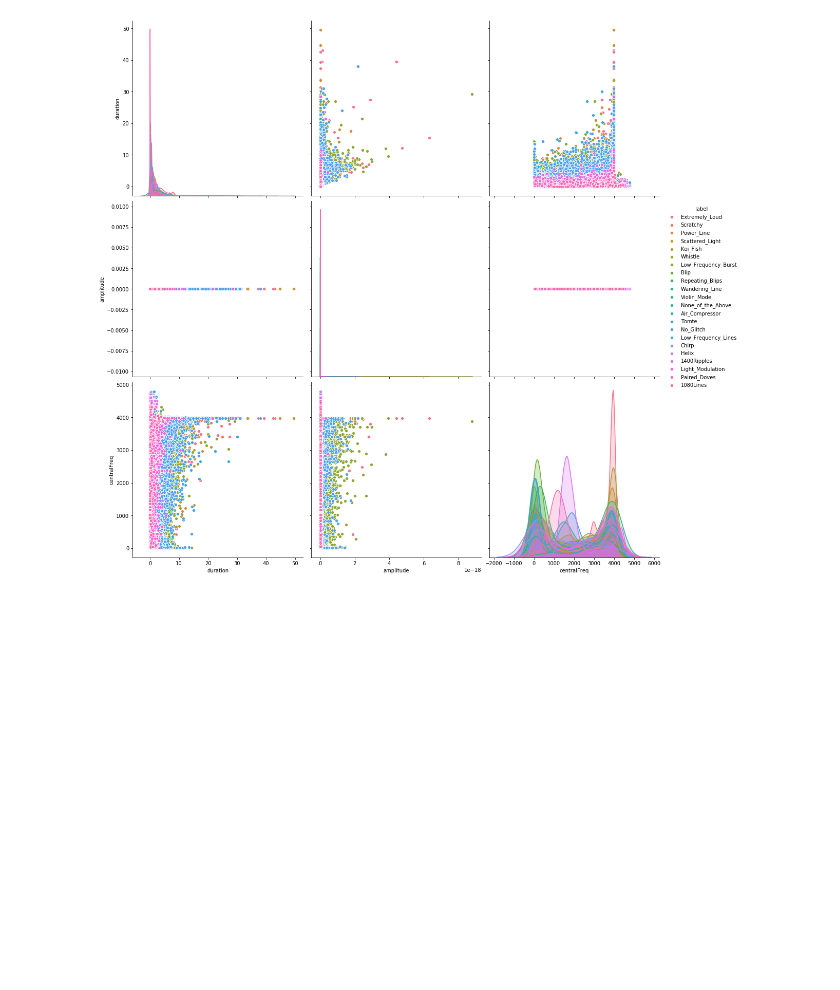
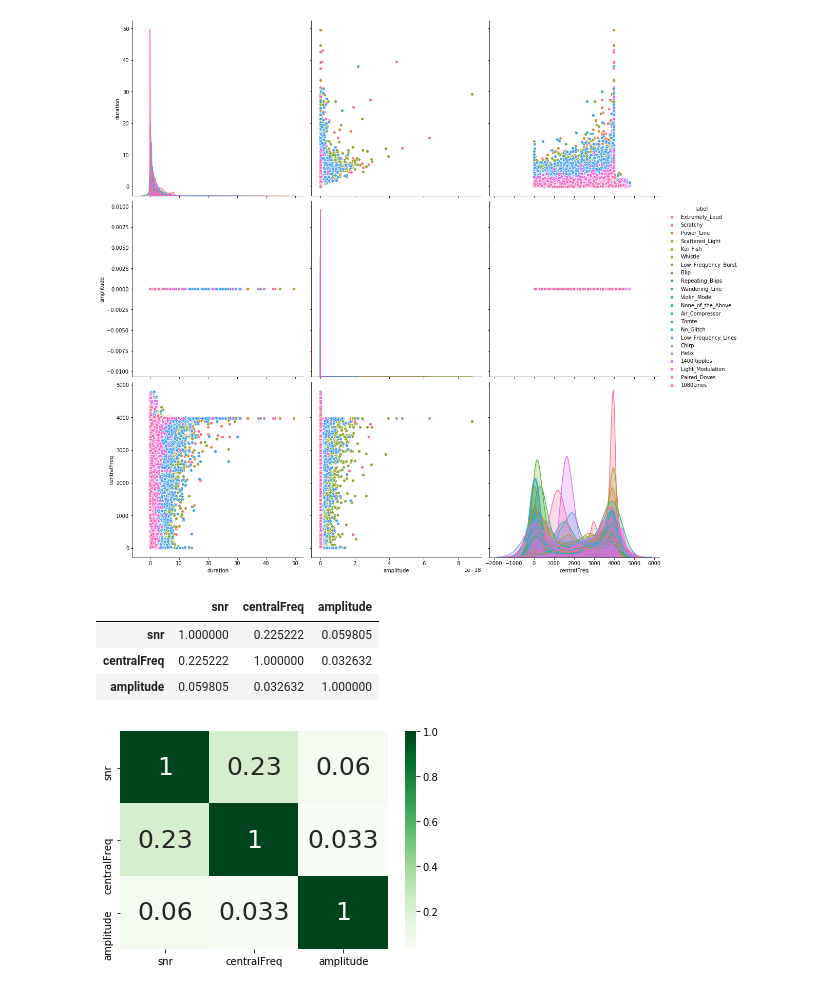
Before and after one commit to kimharr/earthquake-glitch-analysis, a Jupyter notebook: code/code.ipynb, the cells around one changed output. Saved outputs shown, nothing was run; the diff lists cells and outputs as text; code cells hidden in the pictures; blank space fills up the shorter version.

Commit message:
added a heatmap

```diff
--- a/code/code.ipynb
+++ b/code/code.ipynb
@@ -30,3 +30,15 @@ earthquakes.sort_values('mag', ascending = False).head()
 sample_pairplot = sb.pairplot(run_a[['duration','amplitude','centralFreq','label']], height = 5, hue = 'label')
 # %% [output]
 [figure]
+# %%
+heatmap = run_a[['snr','centralFreq','amplitude']].corr()
+heatmap
+# %% [output]
+|  | snr | centralFreq | amplitude |
+| snr | 1.000000 | 0.225222 | 0.059805 |
+| centralFreq | 0.225222 | 1.000000 | 0.032632 |
+| amplitude | 0.059805 | 0.032632 | 1.000000 |
+# %%
+sample_heatmap = sb.heatmap(heatmap, annot = True, annot_kws = {'size':25}, cmap = "Greens")
+# %% [output]
+[figure, added]
```
